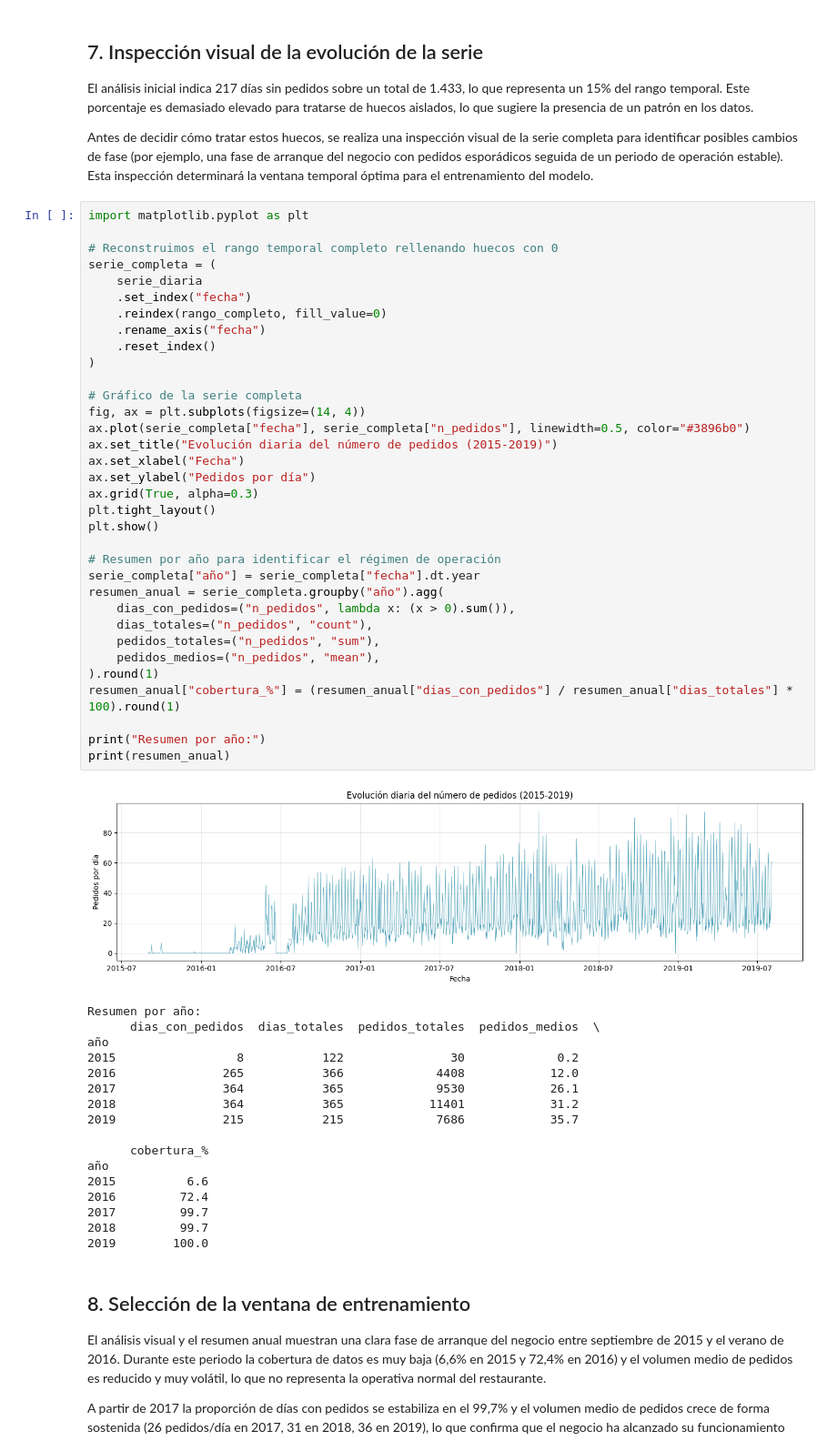
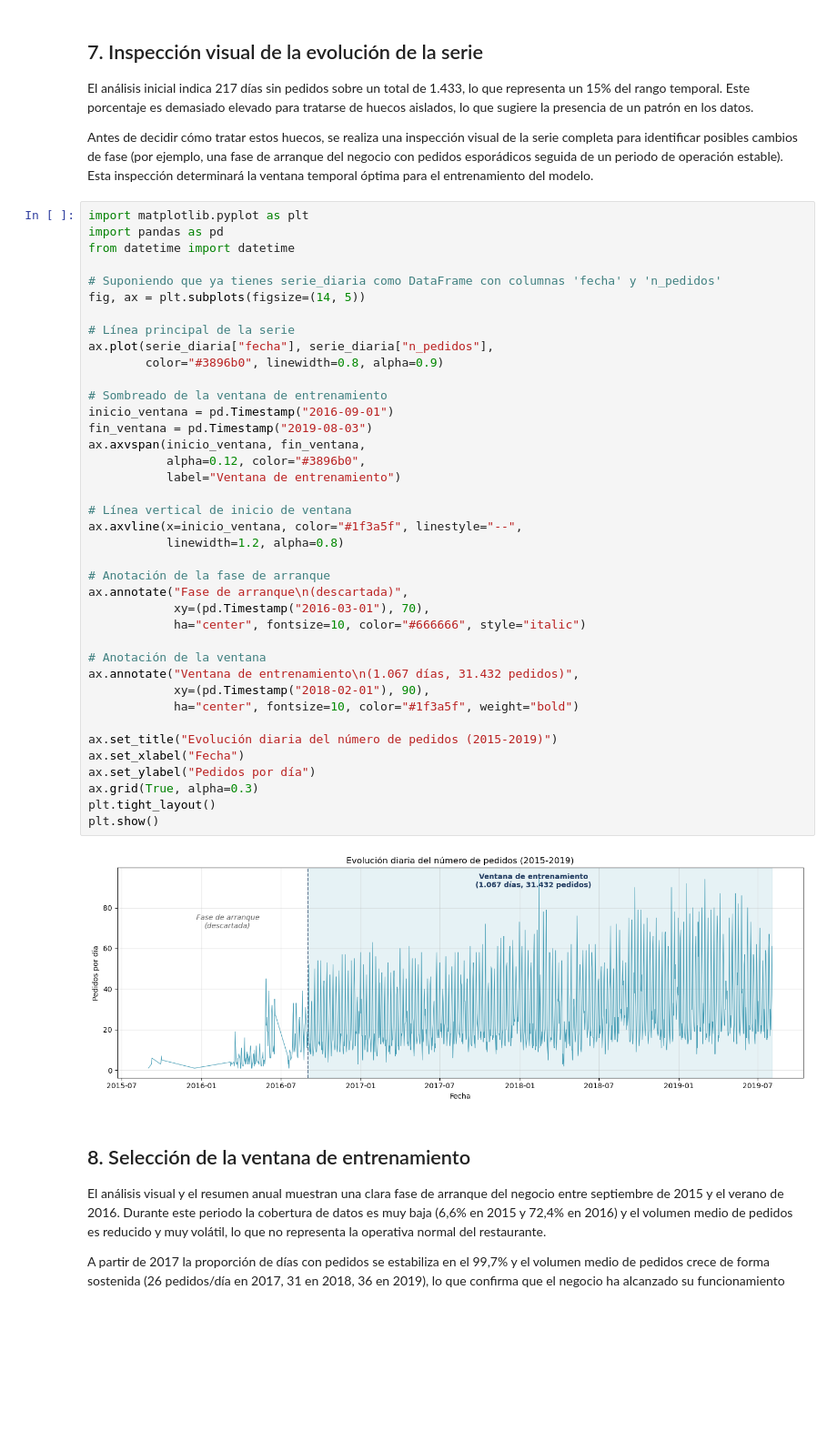
Before and after one commit to mjaalzago/TFG-prediccion-demanda, a Jupyter notebook: notebooks/01_carga_datos.ipynb, the cells around one changed output. Shown at 91% size. Drawn from its saved outputs; the diff is of its cells as text; blank space fills up the shorter version.

```diff
--- a/notebooks/01_carga_datos.ipynb
+++ b/notebooks/01_carga_datos.ipynb
@@ -314,56 +314,45 @@ seguida de un periodo de operación estable). Esta inspección determinará
 la ventana temporal óptima para el entrenamiento del modelo.
 # %%
 import matplotlib.pyplot as plt
+import pandas as pd
+from datetime import datetime
 
-# Reconstruimos el rango temporal completo rellenando huecos con 0
-serie_completa = (
-    serie_diaria
-    .set_index("fecha")
-    .reindex(rango_completo, fill_value=0)
-    .rename_axis("fecha")
-    .reset_index()
-)
+# Suponiendo que ya tienes serie_diaria como DataFrame con columnas 'fecha' y 'n_pedidos'
+fig, ax = plt.subplots(figsize=(14, 5))
 
-# Gráfico de la serie completa
-fig, ax = plt.subplots(figsize=(14, 4))
-ax.plot(serie_completa["fecha"], serie_completa["n_pedidos"], linewidth=0.5, color="#3896b0")
+# Línea principal de la serie
+ax.plot(serie_diaria["fecha"], serie_diaria["n_pedidos"],
+        color="#3896b0", linewidth=0.8, alpha=0.9)
+
+# Sombreado de la ventana de entrenamiento
+inicio_ventana = pd.Timestamp("2016-09-01")
+fin_ventana = pd.Timestamp("2019-08-03")
+ax.axvspan(inicio_ventana, fin_ventana,
+           alpha=0.12, color="#3896b0",
+           label="Ventana de entrenamiento")
+
+# Línea vertical de inicio de ventana
+ax.axvline(x=inicio_ventana, color="#1f3a5f", linestyle="--",
+           linewidth=1.2, alpha=0.8)
+
+# Anotación de la fase de arranque
+ax.annotate("Fase de arranque\n(descartada)",
+            xy=(pd.Timestamp("2016-03-01"), 70),
+            ha="center", fontsize=10, color="#666666", style="italic")
+
+# Anotación de la ventana
+ax.annotate("Ventana de entrenamiento\n(1.067 días, 31.432 pedidos)",
+            xy=(pd.Timestamp("2018-02-01"), 90),
+            ha="center", fontsize=10, color="#1f3a5f", weight="bold")
+
 ax.set_title("Evolución diaria del número de pedidos (2015-2019)")
 ax.set_xlabel("Fecha")
 ax.set_ylabel("Pedidos por día")
 ax.grid(True, alpha=0.3)
 plt.tight_layout()
 plt.show()
-
-# Resumen por año para identificar el régimen de operación
-serie_completa["año"] = serie_completa["fecha"].dt.year
-resumen_anual = serie_completa.groupby("año").agg(
-    dias_con_pedidos=("n_pedidos", lambda x: (x > 0).sum()),
-    dias_totales=("n_pedidos", "count"),
-    pedidos_totales=("n_pedidos", "sum"),
-    pedidos_medios=("n_pedidos", "mean"),
-).round(1)
-resumen_anual["cobertura_%"] = (resumen_anual["dias_con_pedidos"] / resumen_anual["dias_totales"] * 100).round(1)
-
-print("Resumen por año:")
-print(resumen_anual)
 # %% [output]
-[figure, old version]
+[figure, new version]
-Resumen por año:
-      dias_con_pedidos  dias_totales  pedidos_totales  pedidos_medios  \
-año
-2015                 8           122               30             0.2
-2016               265           366             4408            12.0
-2017               364           365             9530            26.1
-2018               364           365            11401            31.2
-2019               215           215             7686            35.7
-
-      cobertura_%
-año
-2015          6.6
-2016         72.4
-2017         99.7
-2018         99.7
-2019        100.0
 # %% [markdown]
 ## 8. Selección de la ventana de entrenamiento
 
```
Also changed, not shown: parts of 5 cells of this notebook, 5 other files.
